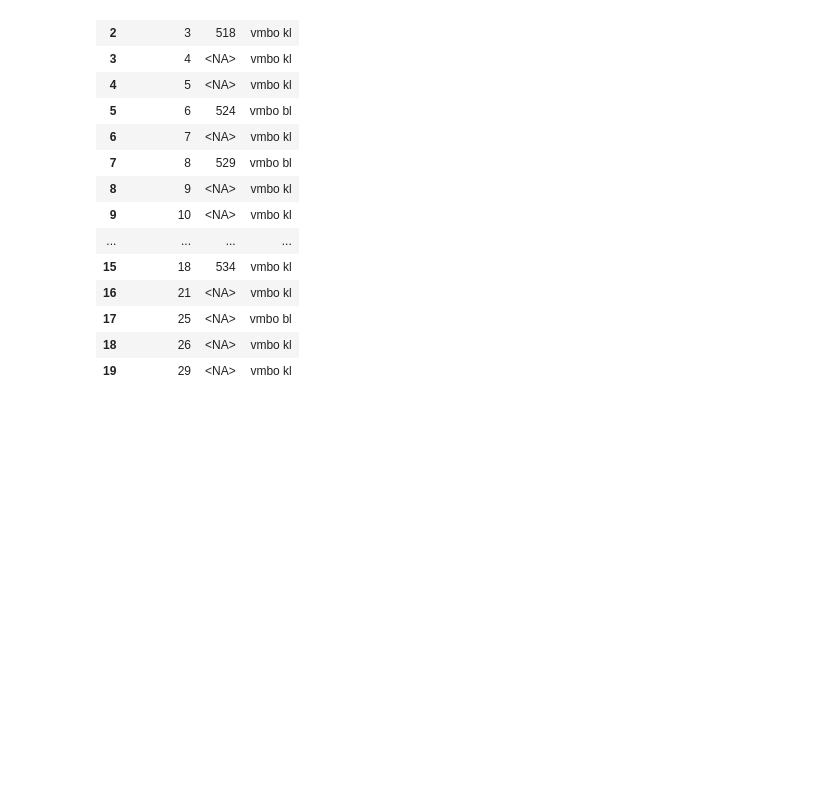
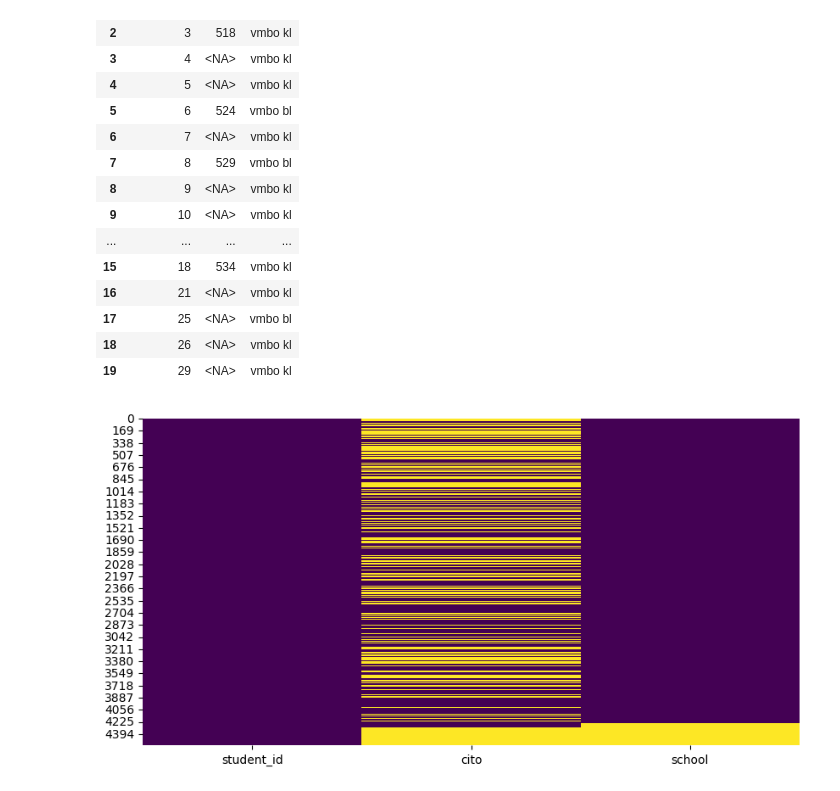
Before and after one commit to RowanBattles/Group4AI, a Jupyter notebook: Workbook.ipynb, the cells around one changed output. Saved outputs shown, nothing was run; the diff lists cells and outputs as text; code cells hidden in the pictures; blank space fills up the shorter version.

```diff
--- a/Workbook.ipynb
+++ b/Workbook.ipynb
@@ -116,3 +108,13 @@ NaN values for Cito: 2279
 | 17 | 25 | <NA> | vmbo bl |
 | 18 | 26 | <NA> | vmbo kl |
 | 19 | 29 | <NA> | vmbo kl |
+# %%
+# Visualize percentage missing values for each column
+import seaborn as sns
+import matplotlib.pyplot as plt
+
+plt.figure(figsize=(10, 5))
+sns.heatmap(dfStudents.isnull(), cbar=False, cmap='viridis')
+plt.show()
+# %% [output]
+[figure, added]
```
Also changed, not shown: parts of 1 cell of this notebook.
